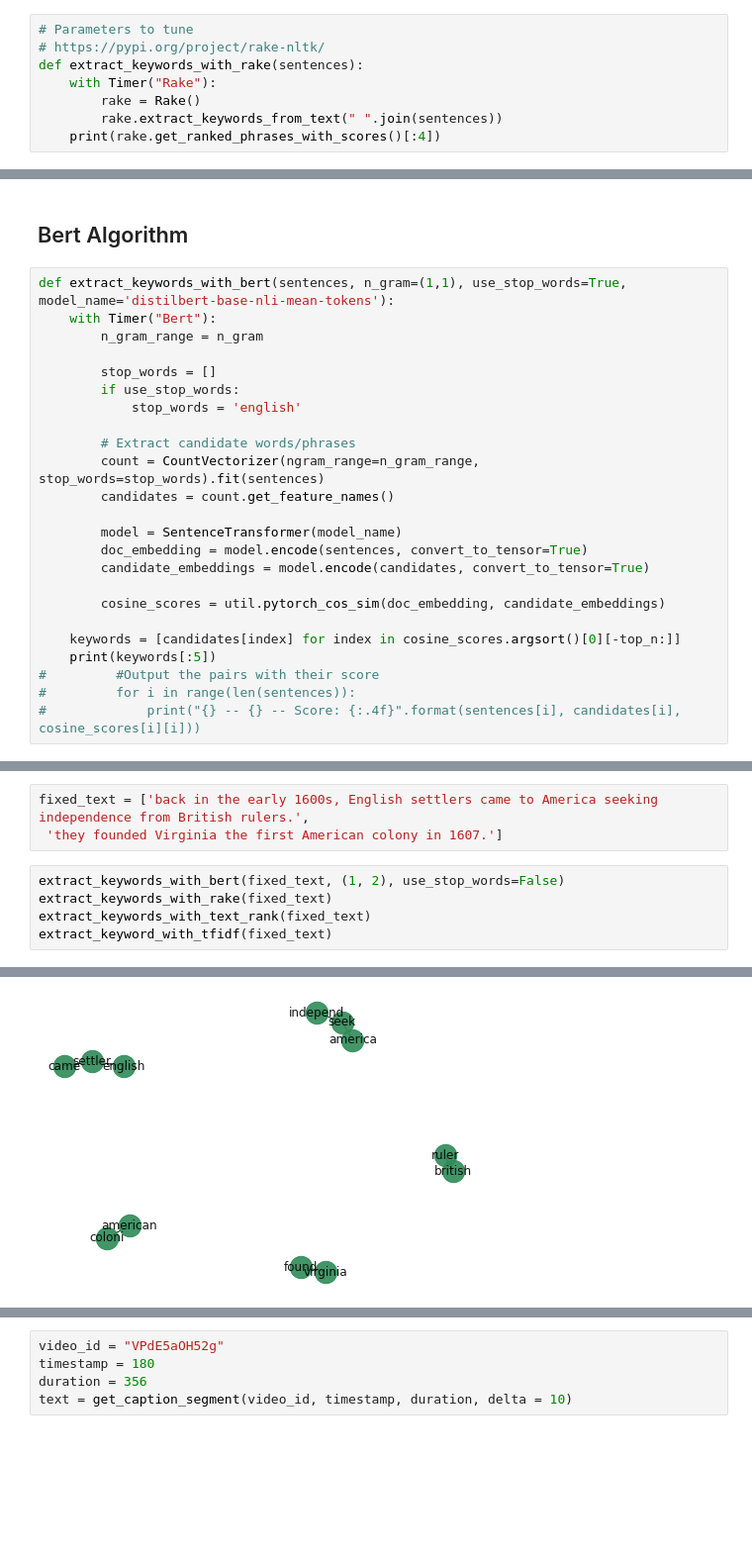
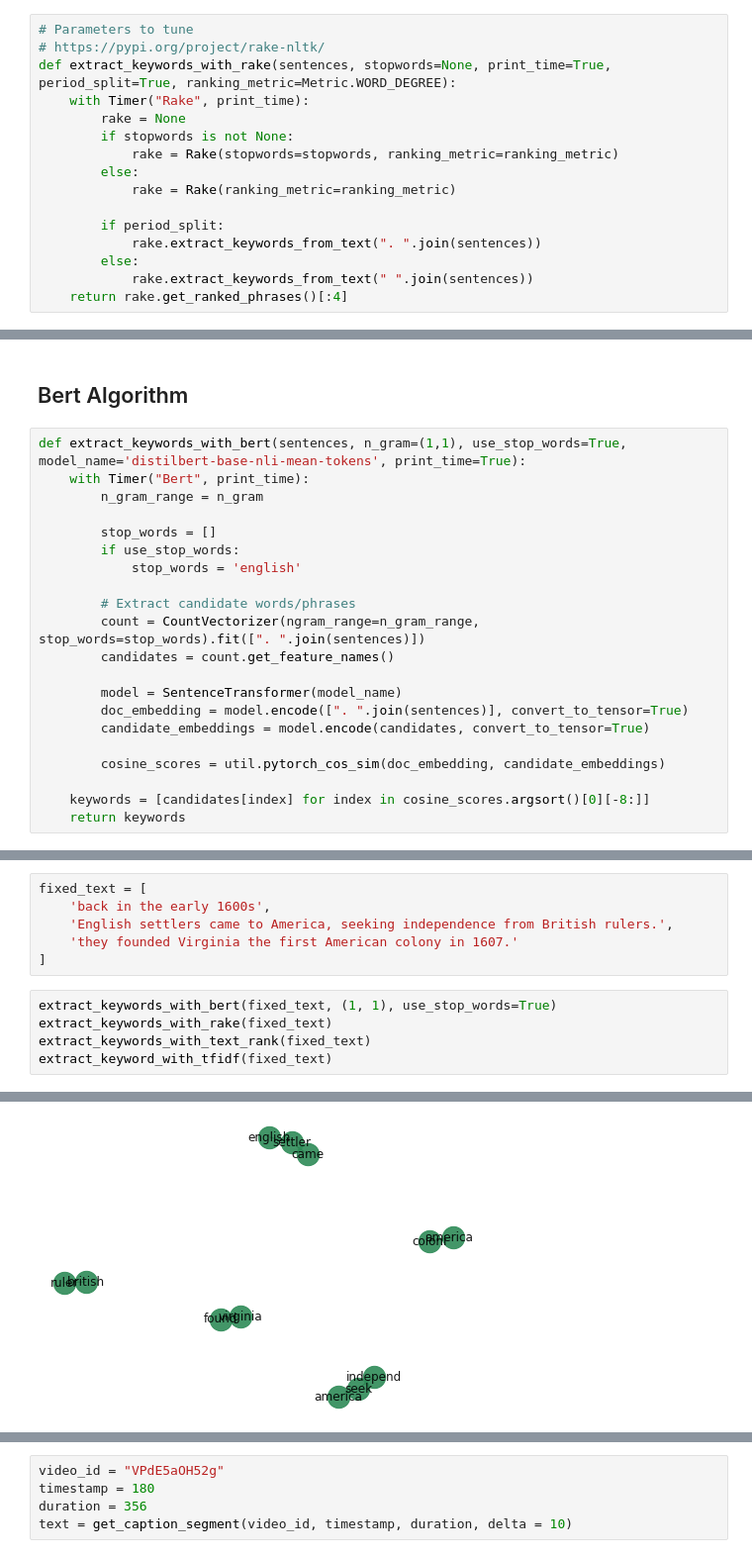
Before and after one commit to JKChenFZ/Minerva, a Jupyter notebook: backend/py_scripts/keyword_extraction_analysis.ipynb, the cells around one changed output, grey strips where cells are left out. Shown at 99% size. Saved outputs shown, nothing was run; the diff lists cells and outputs as text; blank space fills up the shorter version.

Commit message:
Bert e2e (#109)
* A minimal version of bert e2e done

* bert mostly done

```diff
--- a/backend/py_scripts/keyword_extraction_analysis.ipynb
+++ b/backend/py_scripts/keyword_extraction_analysis.ipynb
@@ -153,11 +153,19 @@ settlers
 # %%
 # Parameters to tune
 # https://pypi.org/project/rake-nltk/
-def extract_keywords_with_rake(sentences):
-    with Timer("Rake"):
-        rake = Rake()
-        rake.extract_keywords_from_text(" ".join(sentences))
-    print(rake.get_ranked_phrases_with_scores()[:4])
+def extract_keywords_with_rake(sentences, stopwords=None, print_time=True, period_split=True, ranking_metric=Metric.WORD_DEGREE):
+    with Timer("Rake", print_time):
+        rake = None
+        if stopwords is not None:
+            rake = Rake(stopwords=stopwords, ranking_metric=ranking_metric)
+        else:
+            rake = Rake(ranking_metric=ranking_metric)
+
+        if period_split:
+            rake.extract_keywords_from_text(". ".join(sentences))
+        else:
+            rake.extract_keywords_from_text(" ".join(sentences))
+    return rake.get_ranked_phrases()[:4]
 # %%
 # Test Run
 extract_keywords_with_rake(text)
@@ -167,8 +178,8 @@ extract_keywords_with_rake(text)
 # %% [markdown]
 ## Bert Algorithm
 # %%
-def extract_keywords_with_bert(sentences, n_gram=(1,1), use_stop_words=True, model_name='distilbert-base-nli-mean-tokens'):
-    with Timer("Bert"):
+def extract_keywords_with_bert(sentences, n_gram=(1,1), use_stop_words=True, model_name='distilbert-base-nli-mean-tokens', print_time=True):
+    with Timer("Bert", print_time):
         n_gram_range = n_gram
 
         stop_words = []
@@ -176,20 +187,17 @@ def extract_keywords_with_bert(sentences, n_gram=(1,1), use_stop_words=True, mod
             stop_words = 'english'
 
         # Extract candidate words/phrases
-        count = CountVectorizer(ngram_range=n_gram_range, stop_words=stop_words).fit(sentences)
+        count = CountVectorizer(ngram_range=n_gram_range, stop_words=stop_words).fit([". ".join(sentences)])
         candidates = count.get_feature_names()
 
         model = SentenceTransformer(model_name)
-        doc_embedding = model.encode(sentences, convert_to_tensor=True)
+        doc_embedding = model.encode([". ".join(sentences)], convert_to_tensor=True)
         candidate_embeddings = model.encode(candidates, convert_to_tensor=True)
 
         cosine_scores = util.pytorch_cos_sim(doc_embedding, candidate_embeddings)
 
-    keywords = [candidates[index] for index in cosine_scores.argsort()[0][-top_n:]]
-    print(keywords[:5])
-#         #Output the pairs with their score
-#         for i in range(len(sentences)):
-#             print("{} -- {} -- Score: {:.4f}".format(sentences[i], candidates[i], cosine_scores[i][i]))
+    keywords = [candidates[index] for index in cosine_scores.argsort()[0][-8:]]
+    return keywords
 # %%
 # Test Run
 extract_keywords_with_bert(text)
@@ -239,8 +262,11 @@ in       0.330677
 # %%
-fixed_text = ['back in the early 1600s, English settlers came to America seeking independence from British rulers.',
- 'they founded Virginia the first American colony in 1607.']
+fixed_text = [
+    'back in the early 1600s',
+    'English settlers came to America, seeking independence from British rulers.',
+    'they founded Virginia the first American colony in 1607.'
+]
 # %%
-extract_keywords_with_bert(fixed_text, (1, 2), use_stop_words=False)
+extract_keywords_with_bert(fixed_text, (1, 1), use_stop_words=True)
 extract_keywords_with_rake(fixed_text)
 extract_keywords_with_text_rank(fixed_text)
 extract_keyword_with_tfidf(fixed_text)
@@ -253,3 +279,3 @@ extract_keyword_with_tfidf(fixed_text)
 settlers
 seeking
-[figure, old version]
+[figure, new version]
```
Also changed, not shown: parts of 58 cells of this notebook, 3 other files.
